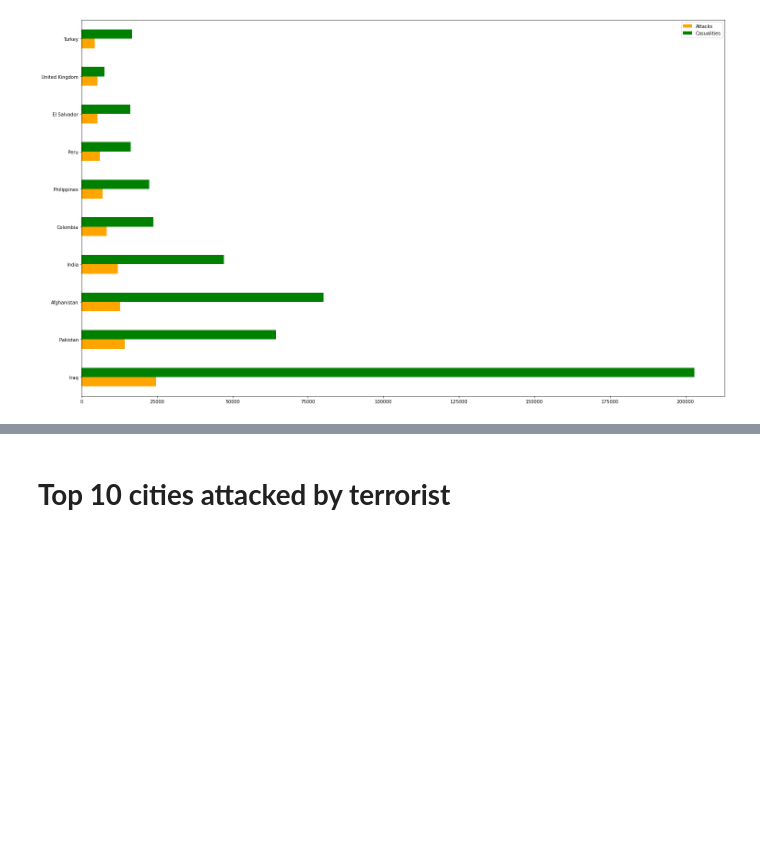
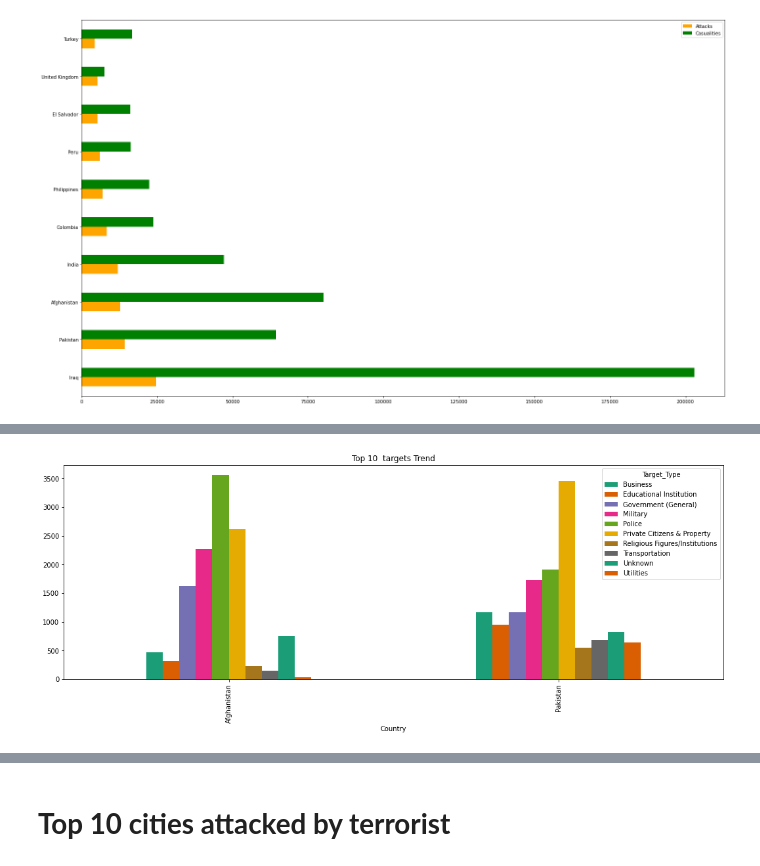
Before and after one commit to vak1997/Global-Terrorism, a Jupyter notebook: Global_Terrorism_Analysis_Capstone_Project.ipynb, the cells around one changed output, grey strips where cells are left out. Cells and saved outputs as stored; diff of their text form; code cells hidden in the pictures; blank space fills up the shorter version.

```diff
--- a/Global_Terrorism_Analysis_Capstone_Project.ipynb
+++ b/Global_Terrorism_Analysis_Capstone_Project.ipynb
@@ -402,0 +434,15 @@ plt.show()
+# %%
+# create dataframe specially for pakisthan and Afghanisthan
+data=terrorism_df[(terrorism_df['Country']=='Pakistan')|(terrorism_df['Country']=='Afghanistan')]
+# %%
+# Only we are selecting top 10 targettypes based on no of attacks
+top_target10=data[data['Target_Type'].isin(data['Target_Type'].value_counts()[0:10].index)]
+
+# then we are taking country and target and plotting it
+pd.crosstab(top_target10.Country,top_target10.Target_Type).plot(color=sns.color_palette('Dark2',12),kind='bar')
+fig=plt.gcf()
+fig.set_size_inches(18,6)
+plt.title("Top 10  targets Trend")
+plt.show()
+# %% [output]
+[figure, added]
```
Also changed, not shown: parts of 21 cells of this notebook.
